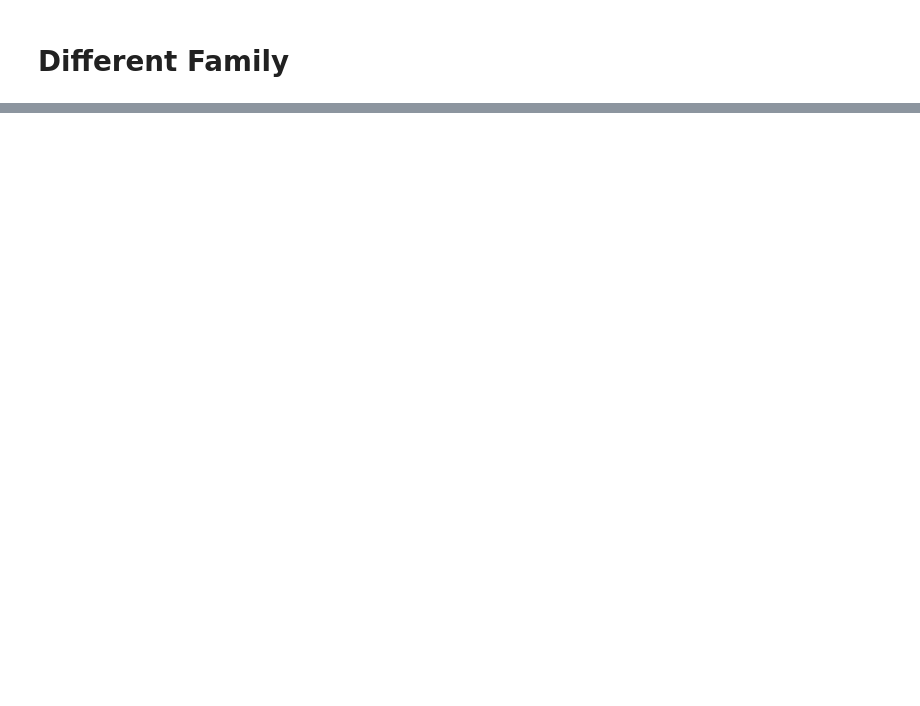
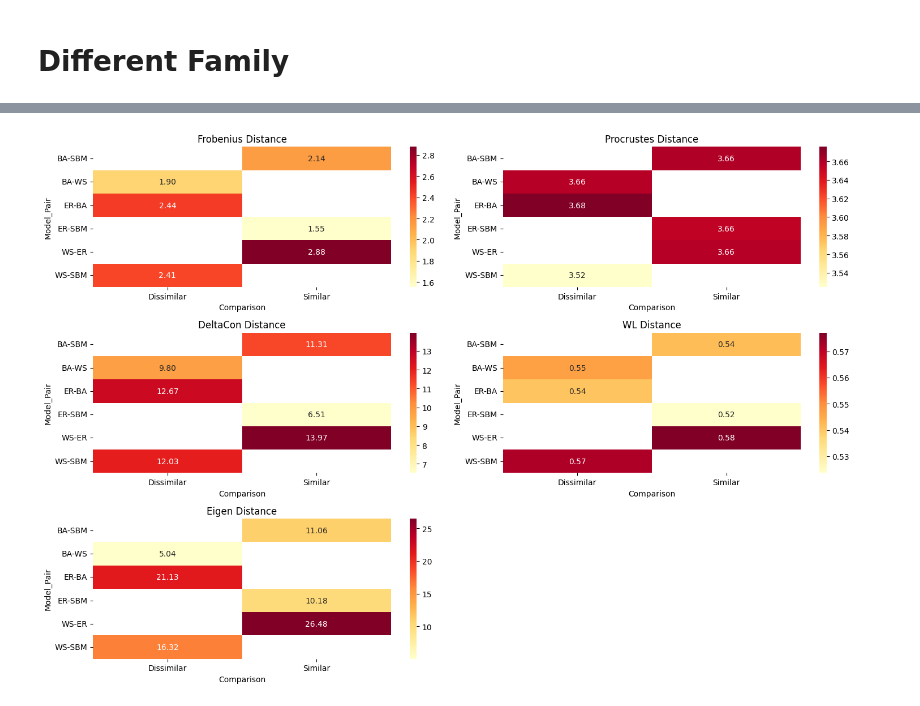
Before and after one commit to mbottoni/sgnn, a Jupyter notebook: notebooks/baselines.ipynb, the cells around one changed output, grey strips where cells are left out. Drawn from its saved outputs; the diff is of its cells as text; code cells hidden in the pictures; blank space fills up the shorter version.

```diff
--- a/notebooks/baselines.ipynb
+++ b/notebooks/baselines.ipynb
@@ -300,7 +289,8 @@ def calculate_distances(G1, G2):
         'Frobenius': distance_frobenius(A1, A2),
         'Procrustes': distance_procrustes_LE(A1, A2, k=10),
         'DeltaCon': DeltaConDistance(A1, A2),
-        'WL': WL_distance(A1, A2, n_iter=5)
+        'WL': WL_distance(A1, A2, n_iter=5),
+        'Eigen': distance_eigen(A1, A2),
     }
 
 # Initialize results
@@ -374,8 +365,8 @@ Processing similar pairs...
 plt.figure(figsize=(15, 10))
 
 # Plot for each distance measure
-for i, distance in enumerate(['Frobenius', 'Procrustes', 'DeltaCon', 'WL'], 1):
-    plt.subplot(2, 2, i)
+for i, distance in enumerate(['Frobenius', 'Procrustes', 'DeltaCon', 'WL', 'Eigen'], 1):
+    plt.subplot(3, 2, i)
     distance_data = df[df['Distance'] == distance]
 
     sns.boxplot(data=distance_data, x='Model_Pair', y='Value', hue='Comparison')
@@ -390,22 +381,3 @@ plt.show()
 print("\nAverage distances for each model pair and comparison:")
 avg_distances = df.groupby(['Model_Pair', 'Distance', 'Comparison'])['Value'].mean().unstack()
 print(avg_distances)
-
-# Create a heatmap of average distances for each measure
-plt.figure(figsize=(15, 10))
-for i, distance in enumerate(['Frobenius', 'Procrustes', 'DeltaCon', 'WL'], 1):
-    plt.subplot(2, 2, i)
-
-    # Prepare data for heatmap
-    pivot_data = df[df['Distance'] == distance].pivot_table(
-        values='Value',
-        index='Model_Pair',
-        columns='Comparison',
-        aggfunc='mean'
-    )
-
-    sns.heatmap(pivot_data, annot=True, fmt='.2f', cmap='YlOrRd')
-    plt.title(f'{distance} Distance')
-
-plt.tight_layout()
-plt.show()
@@ -411,0 +403,21 @@ plt.show()
+# %%
+# Create a heatmap of average distances for each measure
+plt.figure(figsize=(15, 10))
+for i, distance in enumerate(['Frobenius', 'Procrustes', 'DeltaCon', 'WL', 'Eigen'], 1):
+    plt.subplot(3, 2, i)
+
+    # Prepare data for heatmap
+    pivot_data = df[df['Distance'] == distance].pivot_table(
+        values='Value',
+        index='Model_Pair',
+        columns='Comparison',
+        aggfunc='mean'
+    )
+
+    sns.heatmap(pivot_data, annot=True, fmt='.2f', cmap='YlOrRd')
+    plt.title(f'{distance} Distance')
+
+plt.tight_layout()
+plt.show()
+# %% [output]
+[figure, added]
```
Also changed, not shown: parts of 8 cells of this notebook.
